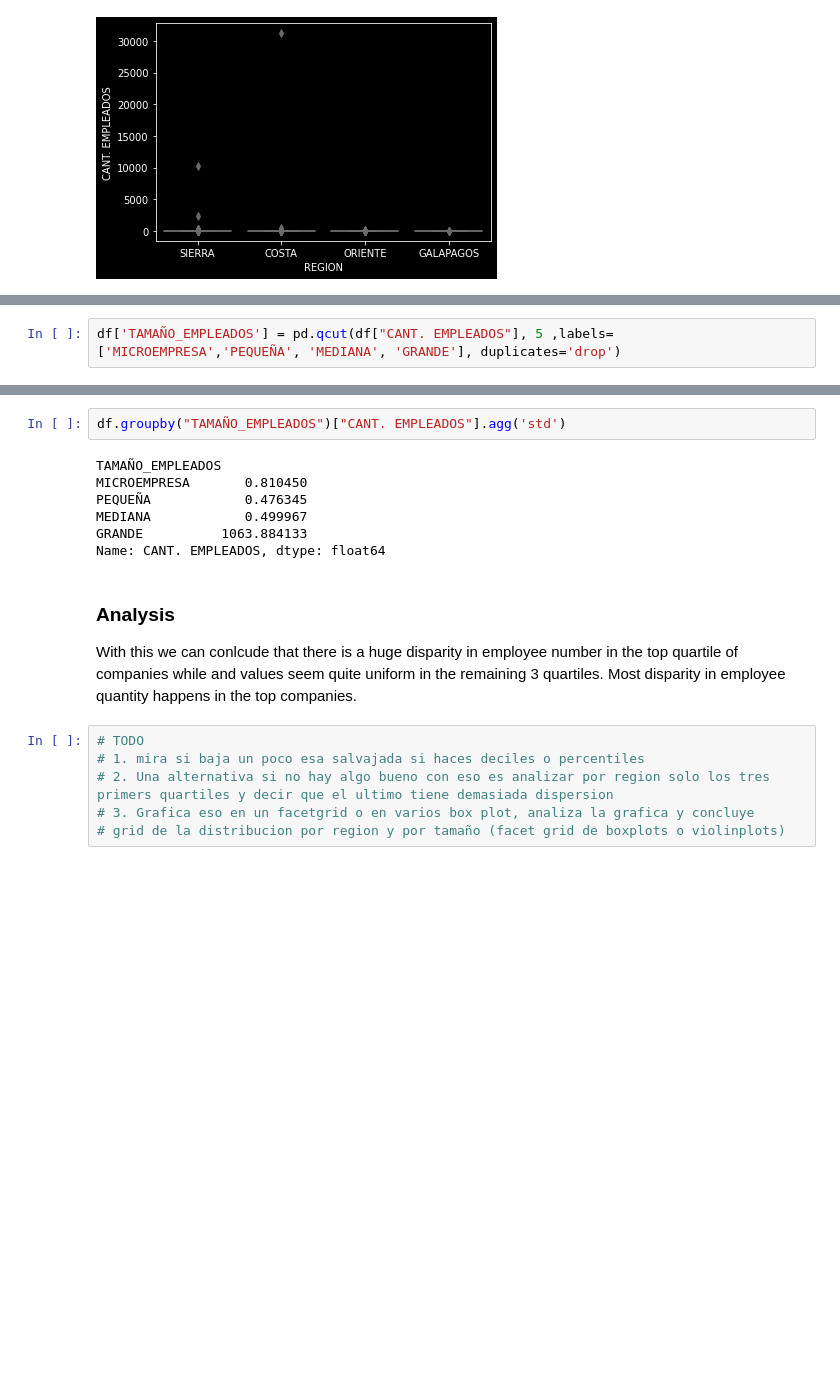
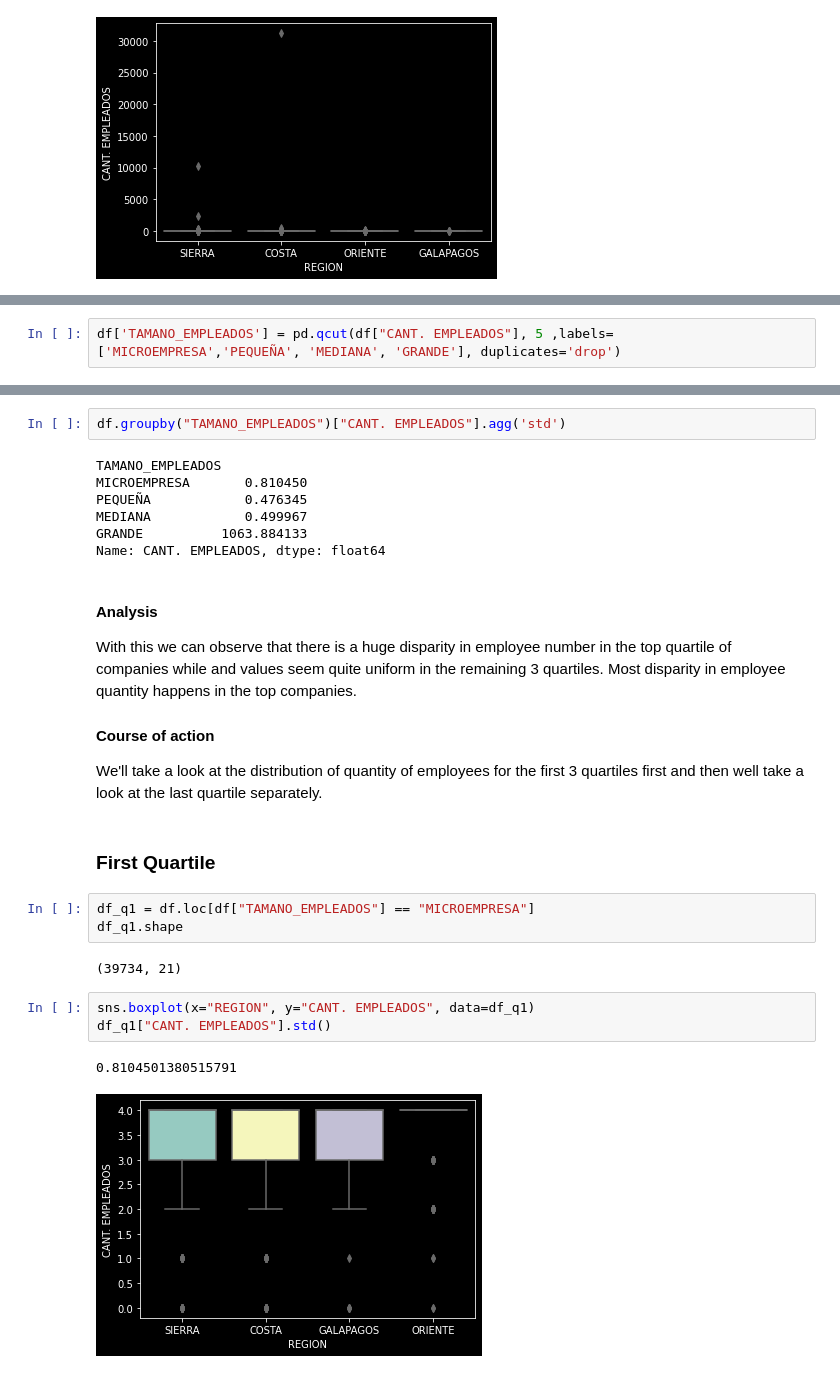
Before and after one commit to JFNebel/ecuadorian-graduates-workforce-mobility, a Jupyter notebook: ProyectoICD.ipynb, the cells around one changed output, grey strips where cells are left out. Saved outputs shown, nothing was run; the diff lists cells and outputs as text; blank space fills up the shorter version.

```diff
--- a/ProyectoICD.ipynb
+++ b/ProyectoICD.ipynb
@@ -272,3 +271,3 @@ sns.boxplot(x="REGION", y="CANT. EMPLEADOS", data=df6)
 Create our own size of company column based on number of employees alone.
 # %%
-df['TAMAÑO_EMPLEADOS'] = pd.qcut(df["CANT. EMPLEADOS"], 5 ,labels=['MICROEMPRESA','PEQUEÑA', 'MEDIANA', 'GRANDE'], duplicates='drop')
+df['TAMANO_EMPLEADOS'] = pd.qcut(df["CANT. EMPLEADOS"], 5 ,labels=['MICROEMPRESA','PEQUEÑA', 'MEDIANA', 'GRANDE'], duplicates='drop')
@@ -275,18 +295,28 @@ df['TAMAÑO_EMPLEADOS'] = pd.qcut(df["CANT. EMPLEADOS"], 5 ,labels=['MICROEMPRES
 # %%
-df.groupby("TAMAÑO_EMPLEADOS")["CANT. EMPLEADOS"].agg('std')
+df.groupby("TAMANO_EMPLEADOS")["CANT. EMPLEADOS"].agg('std')
 # %% [output]
-TAMAÑO_EMPLEADOS
+TAMANO_EMPLEADOS
 MICROEMPRESA       0.810450
 PEQUEÑA            0.476345
 MEDIANA            0.499967
 GRANDE          1063.884133
 Name: CANT. EMPLEADOS, dtype: float64
 # %% [markdown]
-### Analysis
-With this we can conlcude that there is a huge disparity in employee number in the top quartile of companies while and values seem quite uniform in the remaining 3 quartiles. Most disparity in employee quantity happens in the top companies.
+#### Analysis
+With this we can observe that there is a huge disparity in employee number in the top quartile of companies while and values seem quite uniform in the remaining 3 quartiles. Most disparity in employee quantity happens in the top companies.
+
+#### Course of action
+We'll take a look at the distribution of quantity of employees for the first 3 quartiles first and then well take a look at the last quartile separately.
-# %%
-# TODO
-# 1. mira si baja un poco esa salvajada si haces deciles o percentiles
-# 2. Una alternativa si no hay algo bueno con eso es analizar por region solo los tres primers quartiles y decir que el ultimo tiene demasiada dispersion
-# 3. Grafica eso en un facetgrid o en varios box plot, analiza la grafica y concluye
-# grid de la distribucion por region y por tamaño (facet grid de boxplots o violinplots)
+# %% [markdown]
+### First Quartile
+# %%
+df_q1 = df.loc[df["TAMANO_EMPLEADOS"] == "MICROEMPRESA"]
+df_q1.shape
+# %% [output]
+(39734, 21)
+# %%
+sns.boxplot(x="REGION", y="CANT. EMPLEADOS", data=df_q1)
+df_q1["CANT. EMPLEADOS"].std()
+# %% [output]
+0.8104501380515791
+[figure, added]
```
Also changed, not shown: parts of 33 cells of this notebook.
